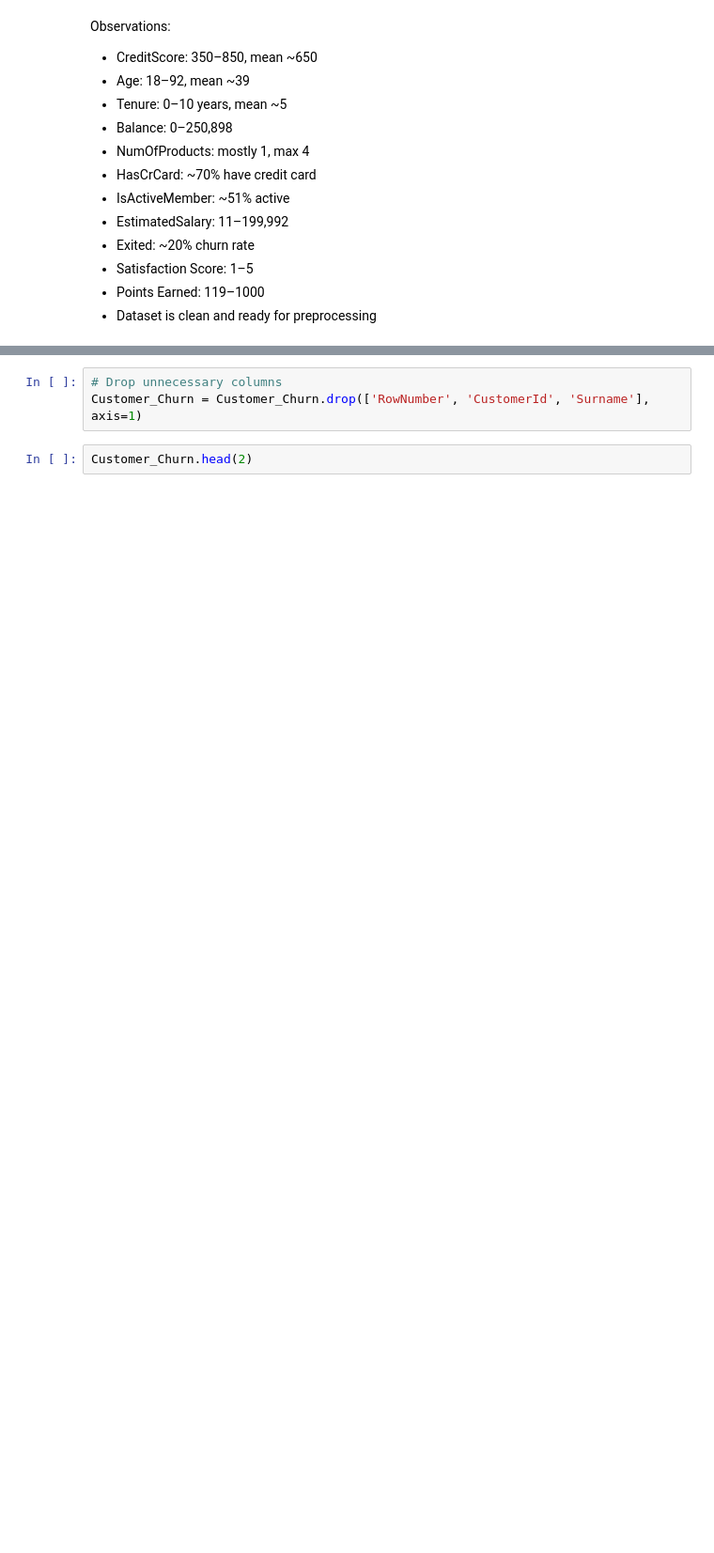
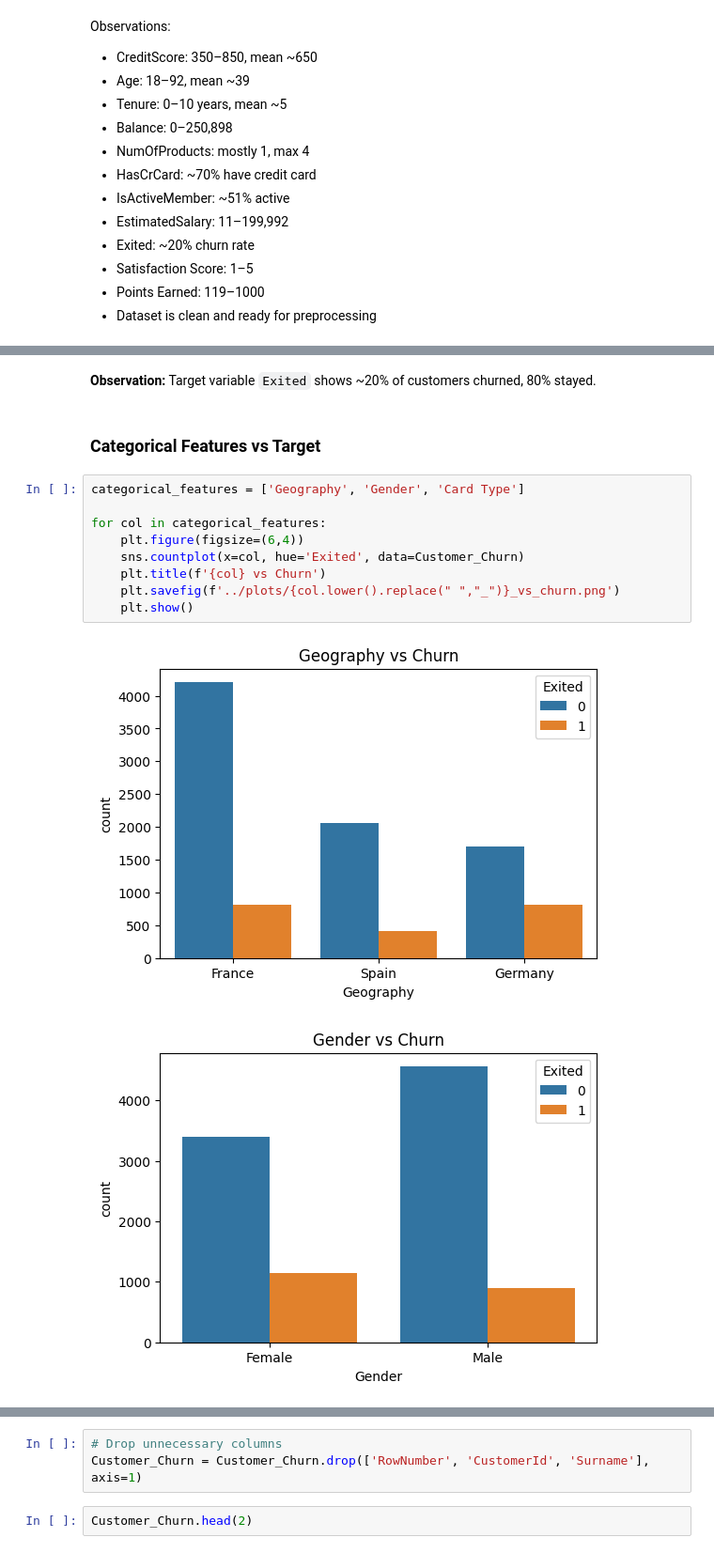
Before and after one commit to HarshiniK19/Customer_Churn_Prediction, a Jupyter notebook: notebooks/01_Data_Understanding.ipynb, the cells around one changed output, grey strips where cells are left out. Shown at 94% size. Drawn from its saved outputs; the diff is of its cells as text; blank space fills up the shorter version.

```diff
--- a/notebooks/01_Data_Understanding.ipynb
+++ b/notebooks/01_Data_Understanding.ipynb
@@ -145,0 +153,17 @@ Observations:
+# %% [markdown]
+**Observation:**
+ Target variable `Exited` shows ~20% of customers churned, 80% stayed.
+# %% [markdown]
+### Categorical Features vs Target
+# %%
+categorical_features = ['Geography', 'Gender', 'Card Type']
+
+for col in categorical_features:
+    plt.figure(figsize=(6,4))
+    sns.countplot(x=col, hue='Exited', data=Customer_Churn)
+    plt.title(f'{col} vs Churn')
+    plt.savefig(f'../plots/{col.lower().replace(" ","_")}_vs_churn.png')
+    plt.show()
+# %% [output]
+[figure, added]
+[figure, added]
```
Also changed, not shown: parts of 16 cells of this notebook, 12 other files.
